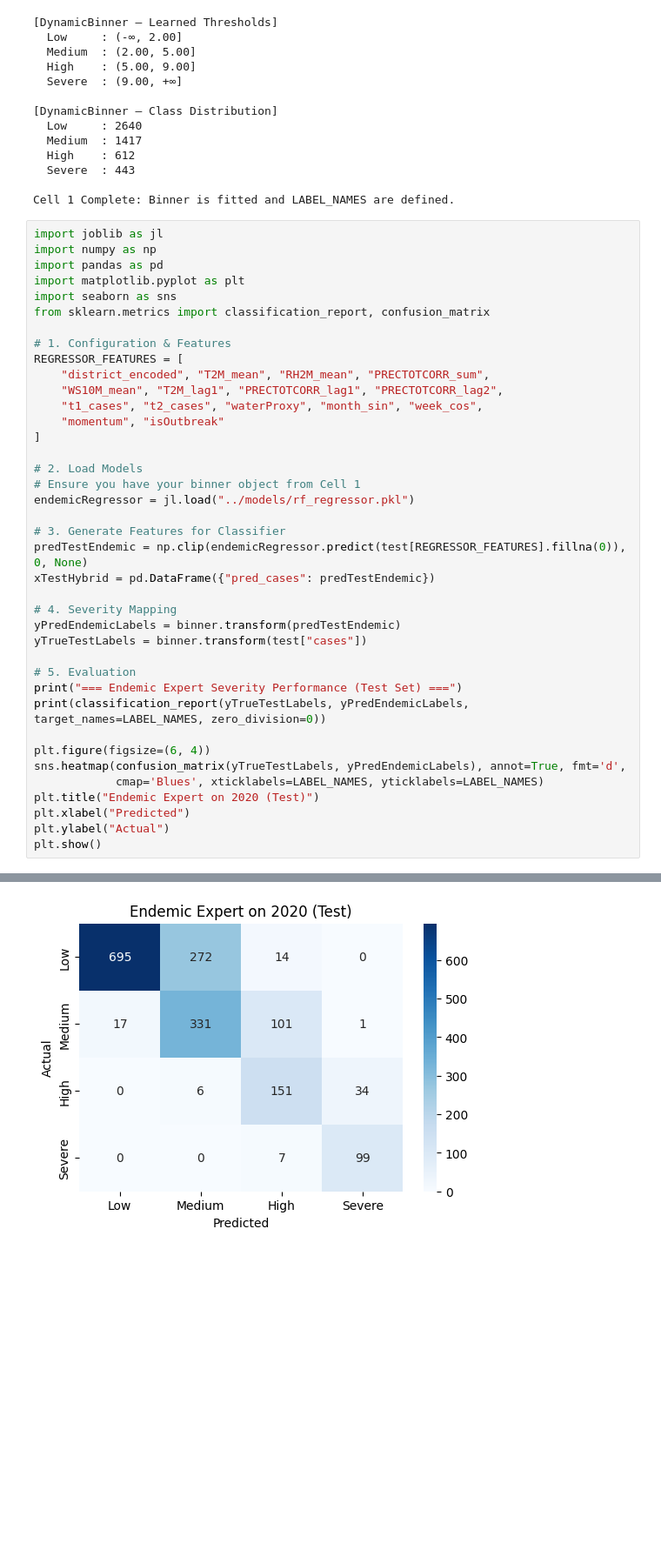
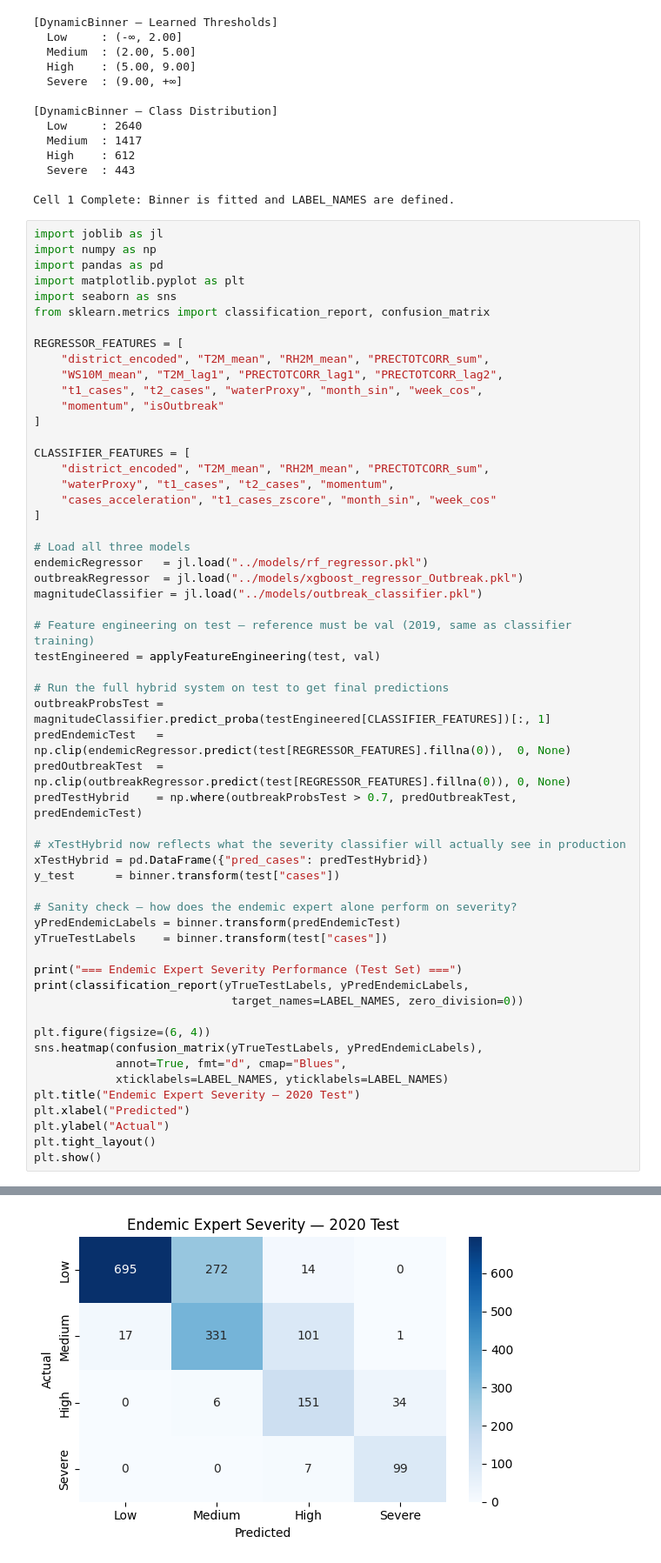
Before and after one commit to MuhammadAhmed1089/Dengue-Outbreak-Predictor, a Jupyter notebook: notebooks/modelTraining.ipynb, the cells around one changed output, grey strips where cells are left out. Shown at 87% size. Drawn from its saved outputs; the diff is of its cells as text; blank space fills up the shorter version.

```diff
--- a/notebooks/modelTraining.ipynb
+++ b/notebooks/modelTraining.ipynb
@@ -829,50 +857,67 @@ import matplotlib.pyplot as plt
 import seaborn as sns
 from sklearn.metrics import classification_report, confusion_matrix
 
-# 1. Configuration & Features
 REGRESSOR_FEATURES = [
     "district_encoded", "T2M_mean", "RH2M_mean", "PRECTOTCORR_sum",
     "WS10M_mean", "T2M_lag1", "PRECTOTCORR_lag1", "PRECTOTCORR_lag2",
     "t1_cases", "t2_cases", "waterProxy", "month_sin", "week_cos",
     "momentum", "isOutbreak"
 ]
 
-# 2. Load Models
-# Ensure you have your binner object from Cell 1
-endemicRegressor = jl.load("../models/rf_regressor.pkl")
+CLASSIFIER_FEATURES = [
+    "district_encoded", "T2M_mean", "RH2M_mean", "PRECTOTCORR_sum",
+    "waterProxy", "t1_cases", "t2_cases", "momentum",
+    "cases_acceleration", "t1_cases_zscore", "month_sin", "week_cos"
+]
 
-# 3. Generate Features for Classifier
-predTestEndemic = np.clip(endemicRegressor.predict(test[REGRESSOR_FEATURES].fillna(0)), 0, None)
-xTestHybrid = pd.DataFrame({"pred_cases": predTestEndemic})
+# Load all three models
+endemicRegressor   = jl.load("../models/rf_regressor.pkl")
+outbreakRegressor  = jl.load("../models/xgboost_regressor_Outbreak.pkl")
+magnitudeClassifier = jl.load("../models/outbreak_classifier.pkl")
 
-# 4. Severity Mapping
-yPredEndemicLabels = binner.transform(predTestEndemic)
-yTrueTestLabels = binner.transform(test["cases"])
+# Feature engineering on test — reference must be val (2019, same as classifier training)
+testEngineered = applyFeatureEngineering(test, val)
 
-# 5. Evaluation
+# Run the full hybrid system on test to get final predictions
+outbreakProbsTest = magnitudeClassifier.predict_proba(testEngineered[CLASSIFIER_FEATURES])[:, 1]
+predEndemicTest   = np.clip(endemicRegressor.predict(test[REGRESSOR_FEATURES].fillna(0)),  0, None)
+predOutbreakTest  = np.clip(outbreakRegressor.predict(test[REGRESSOR_FEATURES].fillna(0)), 0, None)
+predTestHybrid    = np.where(outbreakProbsTest > 0.7, predOutbreakTest, predEndemicTest)
+
+# xTestHybrid now reflects what the severity classifier will actually see in production
+xTestHybrid = pd.DataFrame({"pred_cases": predTestHybrid})
+y_test      = binner.transform(test["cases"])
+
+# Sanity check — how does the endemic expert alone perform on severity?
+yPredEndemicLabels = binner.transform(predEndemicTest)
+yTrueTestLabels    = binner.transform(test["cases"])
+
 print("=== Endemic Expert Severity Performance (Test Set) ===")
-print(classification_report(yTrueTestLabels, yPredEndemicLabels, target_names=LABEL_NAMES, zero_division=0))
+print(classification_report(yTrueTestLabels, yPredEndemicLabels,
+                             target_names=LABEL_NAMES, zero_division=0))
 
 plt.figure(figsize=(6, 4))
-sns.heatmap(confusion_matrix(yTrueTestLabels, yPredEndemicLabels), annot=True, fmt='d',
-            cmap='Blues', xticklabels=LABEL_NAMES, yticklabels=LABEL_NAMES)
-plt.title("Endemic Expert on 2020 (Test)")
+sns.heatmap(confusion_matrix(yTrueTestLabels, yPredEndemicLabels),
+            annot=True, fmt="d", cmap="Blues",
+            xticklabels=LABEL_NAMES, yticklabels=LABEL_NAMES)
+plt.title("Endemic Expert Severity — 2020 Test")
 plt.xlabel("Predicted")
 plt.ylabel("Actual")
+plt.tight_layout()
 plt.show()
 # %% [output]
 === Endemic Expert Severity Performance (Test Set) ===
               precision    recall  f1-score   support
 
          Low       0.98      0.71      0.82       981
       Medium       0.54      0.74      0.63       450
         High       0.55      0.79      0.65       191
       Severe       0.74      0.93      0.82       106
 
     accuracy                           0.74      1728
    macro avg       0.70      0.79      0.73      1728
 weighted avg       0.80      0.74      0.75      1728
-[figure, old version]
+[figure, new version]
 # %%
 import joblib as jl
 import numpy as np
```
Also changed, not shown: parts of 6 cells of this notebook, 5 other files.
